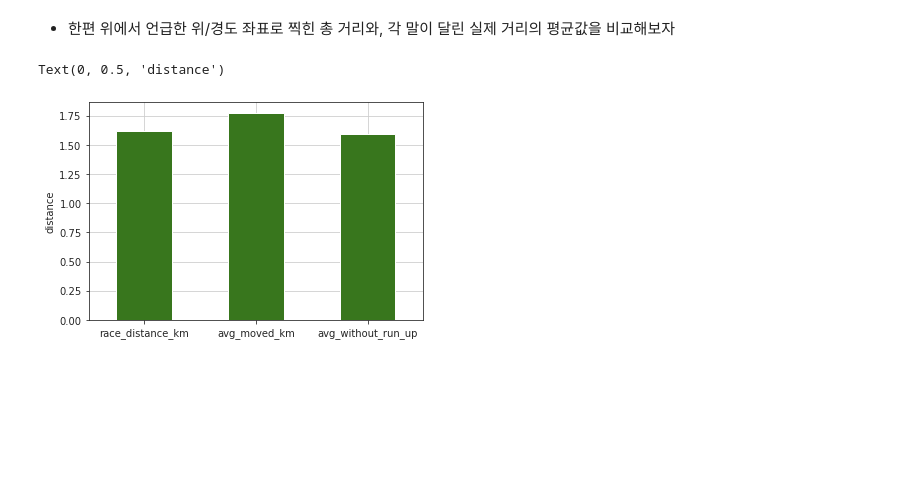
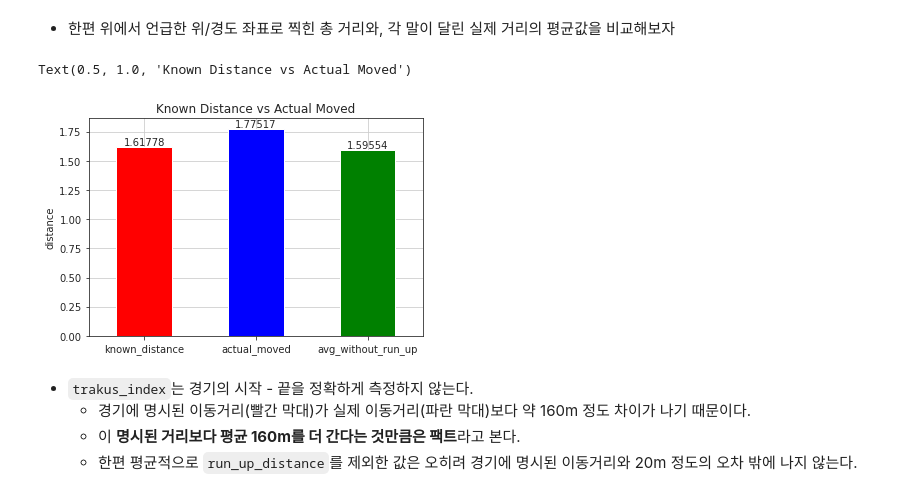
Before and after one commit to dowrave/Data_Analysis_Projects, a Jupyter notebook: 1-2022-derby-eda.ipynb, the cells around one changed output. Drawn from its saved outputs; the diff is of its cells as text; code cells hidden in the pictures; blank space fills up the shorter version.

```diff
--- a/1-2022-derby-eda.ipynb
+++ b/1-2022-derby-eda.ipynb
@@ -1023,7 +1020,7 @@ sns.histplot(temp_df['race_distance_km'], bins = 14)
 - 데이터 수가 적은 특이한 경우도 아님. 가장 아래에서 다뤄보겠음
 # %%
 race_df['race_distance_km'] = race_df['distance_feet'].apply(lambda x : x / 3281)
-stakes = stakes.merge(race_df[['race_id', 'race_distance_km']], on = 'race_id')
+stakes = stakes.merge(race_df[['race_id', 'distance_feet', 'race_distance_km']], on = 'race_id')
 # %%
 stadium_df = stakes[['race_id', 'track_id', 'course_type', 'dirt_condition', 'turf_condition', 'race_distance_km', 'velocity_km/h']]
 stadium_df.head(3)
@@ -1364,13 +1355,25 @@ fig.tight_layout()
 # %%
 comp = stakes[['race_id', 'trakus_index', 'program_number', 'race_distance_km', 'run_up_distance_km', 'without_run_up_km', 'total_moved_km']]
 comp2 = (comp.groupby('race_id')['trakus_index'].max()-1).to_frame().reset_index()
 merged = comp.merge(comp2, on = ['race_id', 'trakus_index'])
 
 merged[['avg_moved_km', 'avg_without_run_up']] = merged.groupby('race_id')[['total_moved_km', 'without_run_up_km']].transform('mean')
 merged = merged[['race_id', 'race_distance_km', 'avg_moved_km', 'avg_without_run_up']].drop_duplicates()
-merged[['race_distance_km', 'avg_moved_km', 'avg_without_run_up']].mean().plot(kind = 'bar')
+(merged[['race_distance_km', 'avg_moved_km', 'avg_without_run_up']].rename(columns = {'race_distance_km' : 'known_distance',
+                                                                                     'avg_moved_km' : 'actual_moved',
+                                                                                     'avg_withpout_run_up' : 'actual_moved_without_run_up'})
+                                                                     .mean()
+                                                                     .plot(kind = 'bar', color = ['red', 'blue', 'green'])
+)
 plt.xticks(rotation = 0)
 plt.ylabel('distance')
+plt.gca().bar_label(plt.gca().containers[0])
+plt.title("Known Distance vs Actual Moved")
 # %% [output]
-Text(0, 0.5, 'distance')
+Text(0.5, 1.0, 'Known Distance vs Actual Moved')
-[figure, old version]
+[figure, new version]
+# %% [markdown]
+- `trakus_index`는 경기의 시작 - 끝을 정확하게 측정하지 않는다.
+    - 경기에 명시된 이동거리(빨간 막대)가 실제 이동거리(파란 막대)보다 약 160m 정도 차이가 나기 때문이다.
+    - 이 **명시된 거리보다 평균 160m를 더 간다는 것만큼은 팩트**라고 본다.
+    - 한편 평균적으로 `run_up_distance`를 제외한 값은 오히려 경기에 명시된 이동거리와 20m 정도의 오차 밖에 나지 않는다.
```
Also changed, not shown: parts of 52 cells of this notebook.
